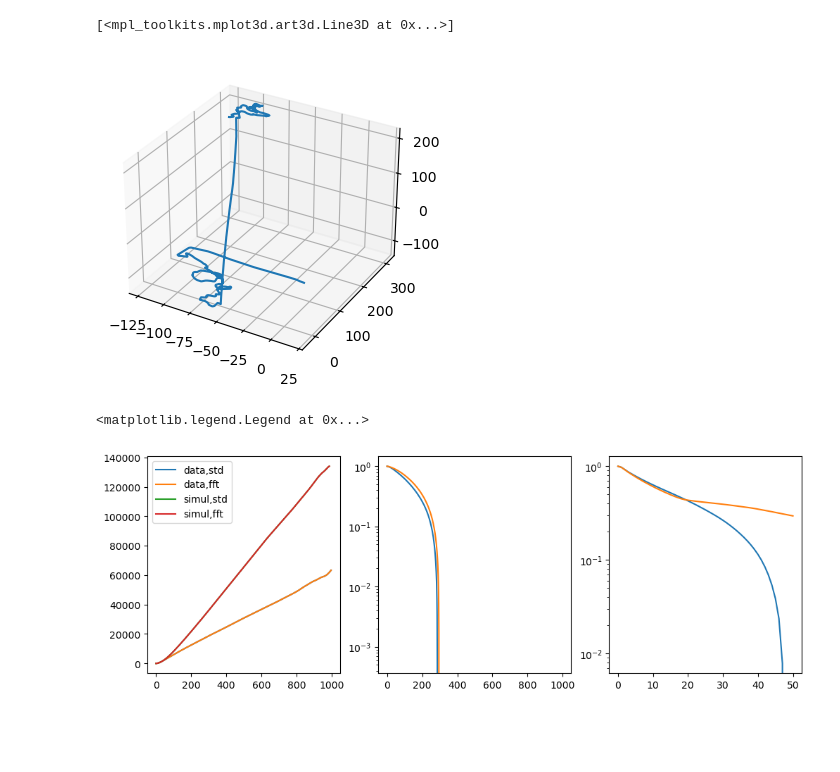
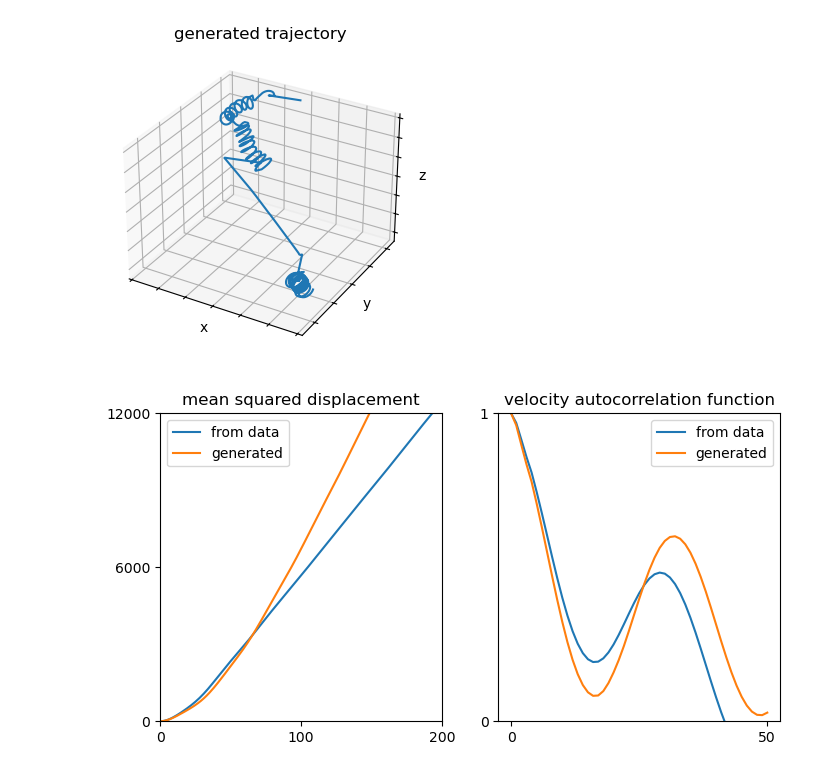
Before and after one commit to HugoLeRoy94/ClusterAnalysis, a Jupyter notebook: unit_test/test_generate_trajectory.ipynb, the cells around one changed output. Cells and saved outputs as stored; diff of their text form; code cells hidden in the pictures; blank space fills up the shorter version.

```diff
--- a/unit_test/test_generate_trajectory.ipynb
+++ b/unit_test/test_generate_trajectory.ipynb
@@ -10,7 +10,7 @@ sys.path.append('../')
 from src.trajectory_utils import reconstruct_trajectory_from_canonical_pieces
 # %%
 #names = ['only_persistent']
-names = ['stereotypes2']
+names = ['straight_helix']
 
 
 embs,mkvs = list(),list()
@@ -21,7 +21,7 @@ for name in names:
     with open("../data/toy_model/processed/markov_"+name+".pkl", "rb") as f:
             mkvs.append(pickle.load(f))
 taus = [10]
-for i in range(names.__len__())
+for i in range(names.__len__()):
         mkvs[i].tau = taus[i]
         mkvs[i].make_transition_matrix()
 # %%
@@ -37,9 +37,17 @@ simul_traj=np.array(simul_traj)
 # %%
 fig,ax = plt.subplots(figsize=(4,4),subplot_kw={'projection':'3d'})
 ax.plot(simul_traj[0,:,0],simul_traj[0,:,1],simul_traj[0,:,2])
+ax.set_xticklabels([])
+ax.set_zticklabels([])
+ax.set_yticklabels([])
+ax.set_xlabel('x',labelpad=-10)
+ax.set_ylabel('y',labelpad=-10)
+ax.set_zlabel('z',labelpad=-10)
+
+ax.set_title('generated trajectory')
+fig.savefig('generated_trajectory.svg',bbox_inches='tight')
 # %% [output]
-[<mpl_toolkits.mplot3d.art3d.Line3D at 0x...>]
-[figure, old version]
+[figure, new version]
 # %%
 def compute_acf(trajs: np.ndarray,
                 kind: str = "velocity",
@@ -181,20 +189,39 @@ t_acf_simul_pos,acf_simul_pos = compute_acf(simul_traj,max_lag=1000,kind='positi
 t_acf_simul_vel,acf_simul_vel = compute_acf(simul_traj,max_lag=50,kind='velocity')
 t_msd_fft_simul,msd_fft_simul = compute_msd_fft(simul_traj)
 # %%
-fig,ax = plt.subplots(ncols=3,figsize=(12,4))
-ax[0].plot(t_msd_data,msd_data,label='data,std')
-ax[0].plot(t_msd_fft_data,msd_fft_data,label='data,fft')
-ax[1].plot(t_acf_data_pos,acf_data_pos)
-ax[2].plot(t_acf_data_vel,acf_data_vel)
+fig,ax = plt.subplots(ncols=2,figsize=(8,4))
+ax[0].plot(t_msd_data,msd_data,label='from data')
+#ax[0].plot(t_msd_fft_data,msd_fft_data,label='data,fft')
+#ax[1].plot(t_acf_data_pos,acf_data_pos,label='from data')
+ax[1].plot(t_acf_data_vel,acf_data_vel,label='from data')
 
-ax[0].plot(t_msd_simul,msd_simul,label='simul,std')
-ax[0].plot(t_msd_fft_simul,msd_fft_simul,label='simul,fft')
-ax[1].plot(t_acf_simul_pos,acf_simul_pos)
-ax[2].plot(t_acf_simul_vel,acf_simul_vel)
+ax[0].plot(t_msd_simul,msd_simul,label='generated')
+#ax[0].plot(t_msd_fft_simul,msd_fft_simul,label='simul,fft')
+#ax[1].plot(t_acf_simul_pos,acf_simul_pos,label='generated')
+ax[1].plot(t_acf_simul_vel,acf_simul_vel,label='generated')
 
-ax[1].set_yscale('log')
-ax[2].set_yscale('log')
-ax[0].legend()
+#ax[1].set_yscale('log')
+#ax[2].set_yscale('log')
+
+for i in range(2):
+    ax[i].legend()
+
+ax[0].set_title('mean squared displacement')
+ax[0].set_xlim(0,200)
+ax[0].set_ylim(0,12000)
+
+#ax[1].set_xlim(0,300)
+ax[1].set_ylim(0,1)
+#ax[1].set_title('positional autocorrelation function')
+
+ax[1].set_title('velocity autocorrelation function')
+
+ax[0].set_xticks([0,100,200])
+ax[0].set_yticks([0,6000,12000])
+
+ax[1].set_yticks([0,1])
+ax[1].set_xticks([0,50])
+
+fig.savefig('comparison_msd_acf.svg',bbox_inches='tight')
 # %% [output]
-<matplotlib.legend.Legend at 0x...>
-[figure, old version]
+[figure, new version]
```
Also changed, not shown: 7 other files.
